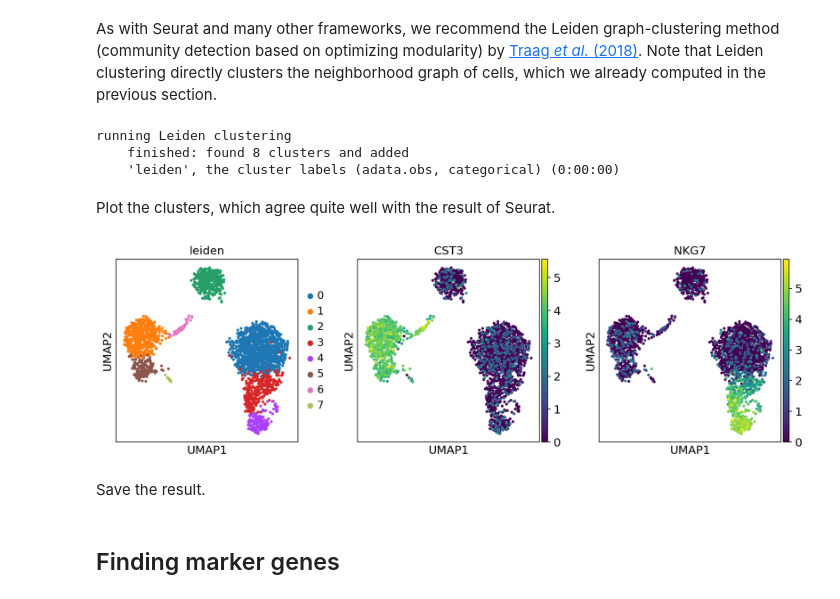
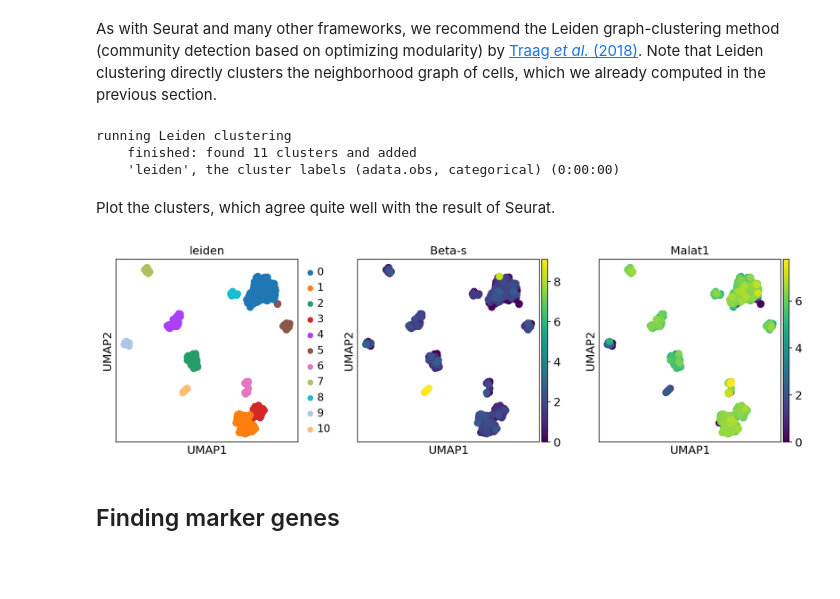
Before and after one commit to arcotan/single-cell-data-analysis, a Jupyter notebook: scanpy/matteo.ipynb, the cells around one changed output. Cells and saved outputs as stored; diff of their text form; code cells hidden in the pictures; blank space fills up the shorter version.

```diff
--- a/scanpy/matteo.ipynb
+++ b/scanpy/matteo.ipynb
@@ -27,7 +27,7 @@ results_file = 'write/pbmc3k.h5ad'  # the file that will store the analysis resu
 Read in the count matrix into an [AnnData](https://anndata.readthedocs.io/en/latest/anndata.AnnData.html) object, which holds many slots for annotations and different representations of the data. It also comes with its own HDF5-based file format: `.h5ad`.
 # %%
 adata = sc.read_10x_mtx(
-    'data/filtered_gene_bc_matrices/hg19/',  # the directory with the `.mtx` file
+    '../dataset/tabulamuris/droplet/Heart_and_Aorta-10X_P7_4',  # the directory with the `.mtx` file
     var_names='gene_symbols',                # use gene symbols for the variable names (variables-axis index)
-    cache=True)                              # write a cache file for faster subsequent reading
+    cache=False)                              # write a cache file for faster subsequent reading
 # %% [output]
@@ -243,16 +240,14 @@ sc.pl.umap(adata, color=['CST3', 'NKG7', 'PPBP'], use_raw=False)
 # %% [markdown]
 As with Seurat and many other frameworks, we recommend the Leiden graph-clustering method (community detection based on optimizing modularity) by [Traag *et al.* (2018)](https://scanpy.readthedocs.io/en/latest/references.html#traag18). Note that Leiden clustering directly clusters the neighborhood graph of cells, which we already computed in the previous section.
 # %%
-sc.tl.leiden(adata)
+sc.tl.leiden(adata, resolution=0.4)
 # %% [output]
 running Leiden clustering
-    finished: found 8 clusters and added
+    finished: found 11 clusters and added
     'leiden', the cluster labels (adata.obs, categorical) (0:00:00)
 # %% [markdown]
 Plot the clusters, which agree quite well with the result of Seurat.
 # %%
-sc.pl.umap(adata, color=['leiden', 'CST3', 'NKG7'])
+sc.pl.umap(adata, color=['leiden', 'Beta-s', 'Malat1'])
 # %% [output]
-[figure, old version]
+[figure, new version]
-# %% [markdown]
-Save the result.
```
Also changed, not shown: parts of 28 cells of this notebook, 4 other files.
